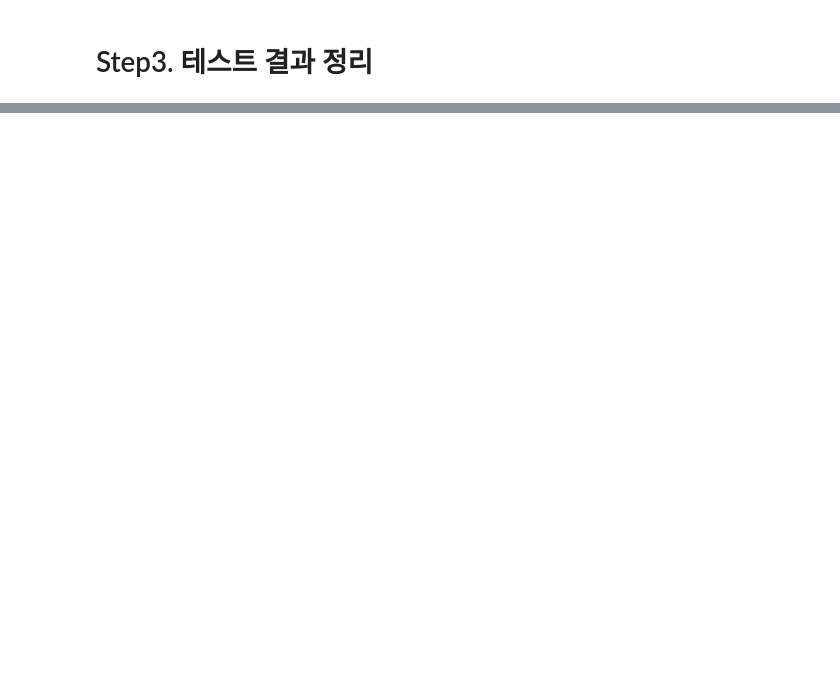
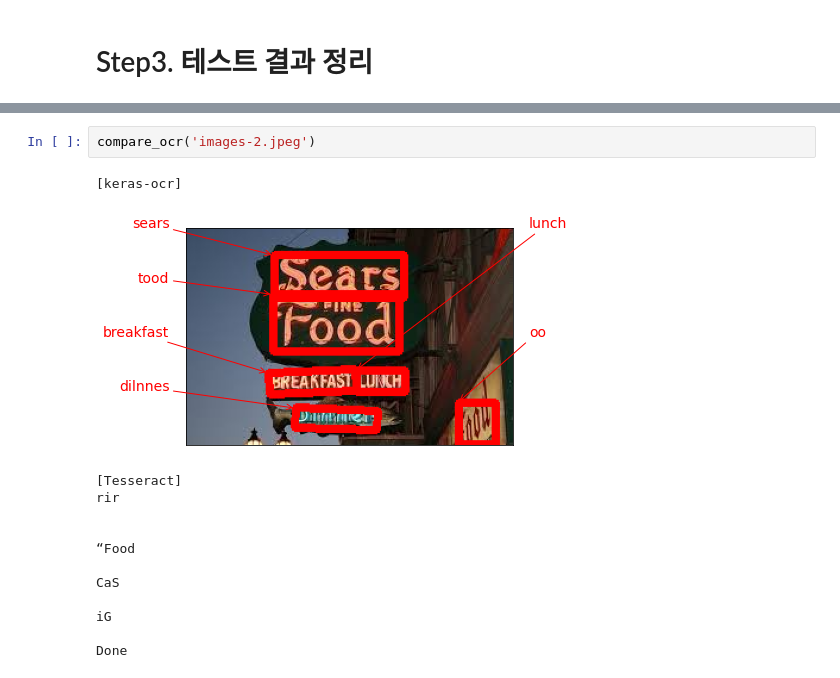
Before and after one commit to uni1023/EX18.ocr_python, a Jupyter notebook: [NEW]EX18.ocr_python.ipynb, the cells around one changed output, grey strips where cells are left out. Saved outputs shown, nothing was run; the diff lists cells and outputs as text; blank space fills up the shorter version.

```diff
--- a/[NEW]EX18.ocr_python.ipynb
+++ b/[NEW]EX18.ocr_python.ipynb
@@ -262,0 +194,16 @@ show_google(11)
+# %%
+compare_ocr('images-2.jpeg')
+# %% [output]
+[keras-ocr]
+[figure, added]
+[Tesseract]
+rir
+
+
+“Food
+
+CaS
+
+iG
+
+Done
```
Also changed, not shown: parts of 54 cells of this notebook.
